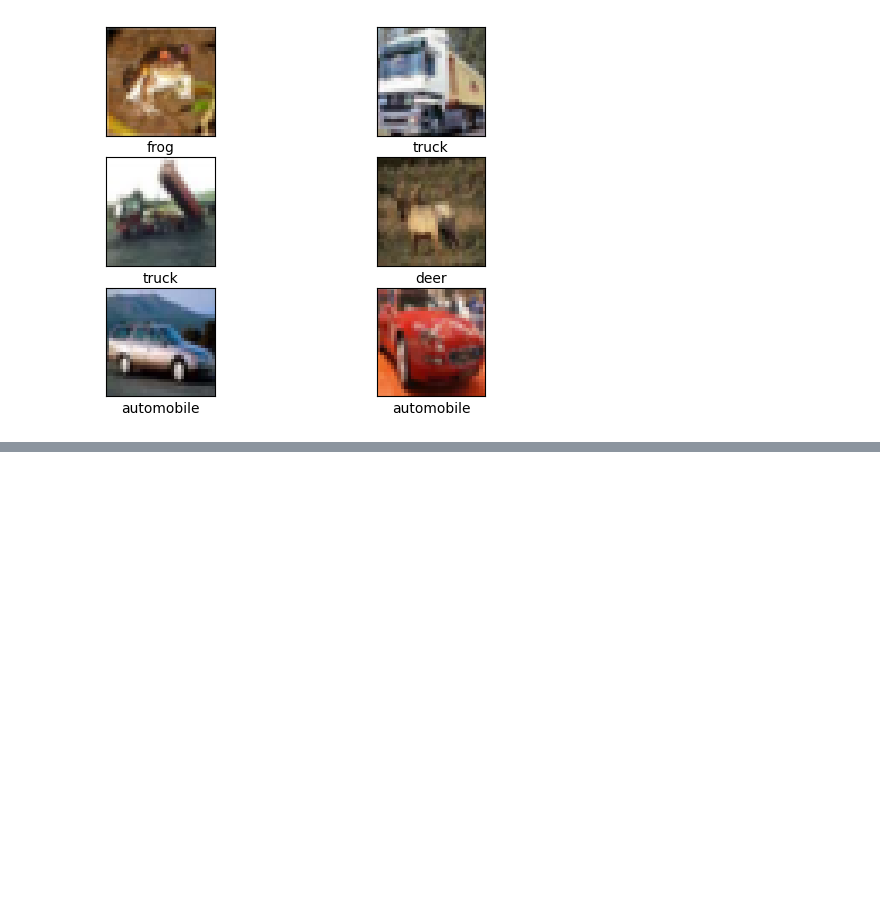
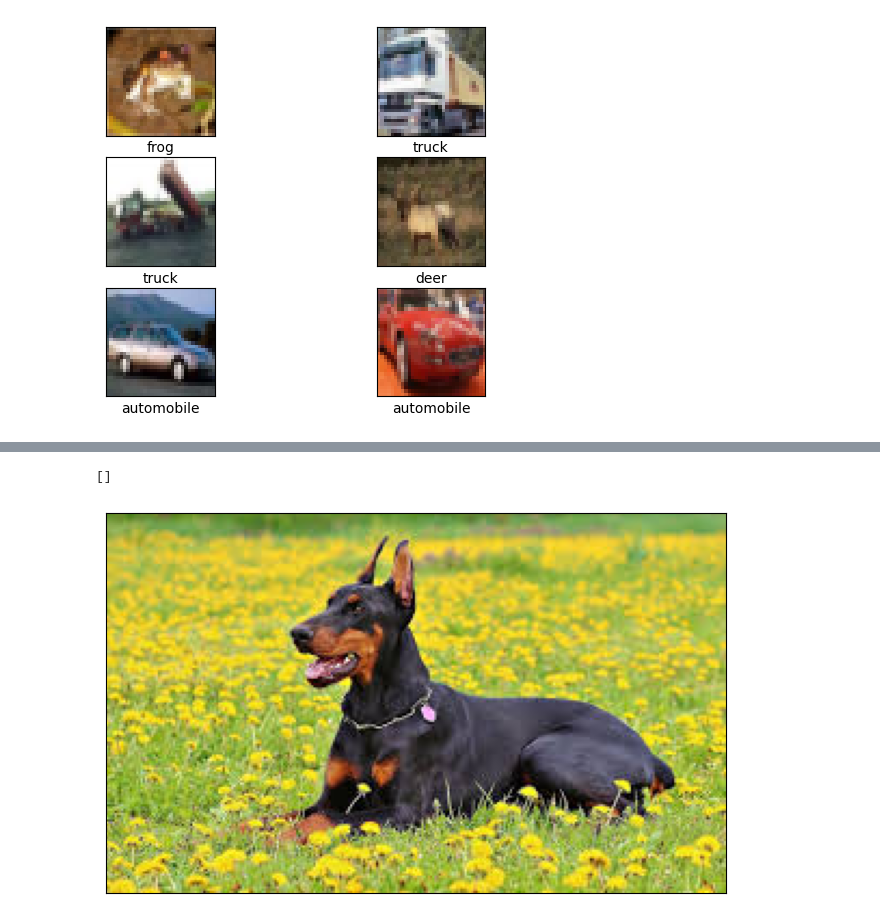
Before and after one commit to JOJUNHYUNG0818/ai, a Jupyter notebook: 7데이터_전처리.ipynb, the cells around one changed output, grey strips where cells are left out. Cells and saved outputs as stored; diff of their text form; code cells hidden in the pictures; blank space fills up the shorter version.

```diff
--- a/7데이터_전처리.ipynb
+++ b/7데이터_전처리.ipynb
@@ -165,0 +249,53 @@ plt.show()
+# %%
+img1=cv.imread('dog.jpg')
+img1
+img1=cv.cvtColor(img1,cv.COLOR_BGR2RGB)
+img1
+img_h_flip=cv.flip(img1,1) #수평반전
+img_v_flip=cv.flip(img1,0) #수직반전
+img_h_flip
+img_vh_flip=cv.flip(img_v_flip,1)
+img_vh_flip
+
+
+
+rows = 2
+cols = 2
+
+# fig=plt.figure(figsize=(8,8))
+
+# ax=fig.add_subplot(rows,cols,1)
+# ax.imshow(img1)
+# ax.set_xticks([])
+# ax.set_yticks([])
+
+# ax=fig.add_subplot(rows,cols,2)
+# ax.imshow(img_h_flip)
+# ax.set_xticks([])
+# ax.set_yticks([])
+
+# ax=fig.add_subplot(rows,cols,3)
+# ax.imshow(img_v_flip)
+# ax.set_xticks([])
+# ax.set_yticks([])
+
+# ax=fig.add_subplot(rows,cols,4)
+# ax.imshow(img_vh_flip)
+# ax.set_xticks([])
+# ax.set_yticks([])
+# plt.show()
+
+b=[img1,img_h_flip,img_v_flip,img_vh_flip]
+
+rows=1
+cols=1
+
+fig=plt.figure(figsize=(8,8))
+
+ax=fig.add_subplot(rows,cols,1)
+ax.imshow(b[0])
+ax.set_xticks([])
+ax.set_yticks([])
+# %% [output]
+[]
+[figure, added]
```
Also changed, not shown: parts of 9 cells of this notebook.
